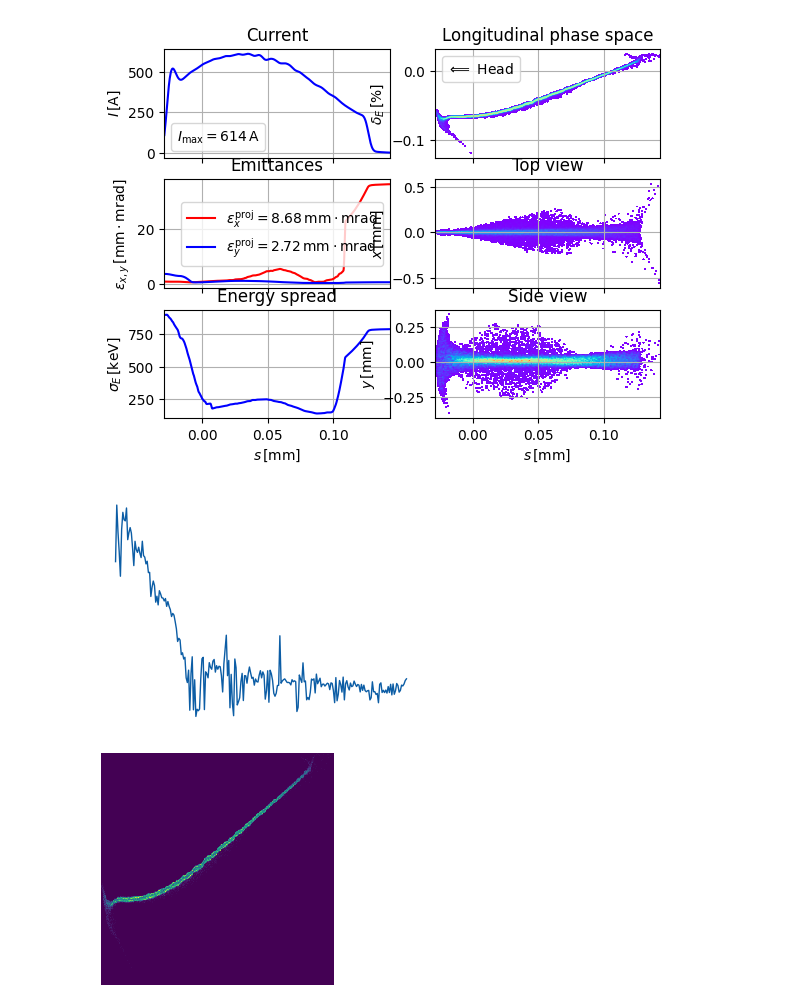
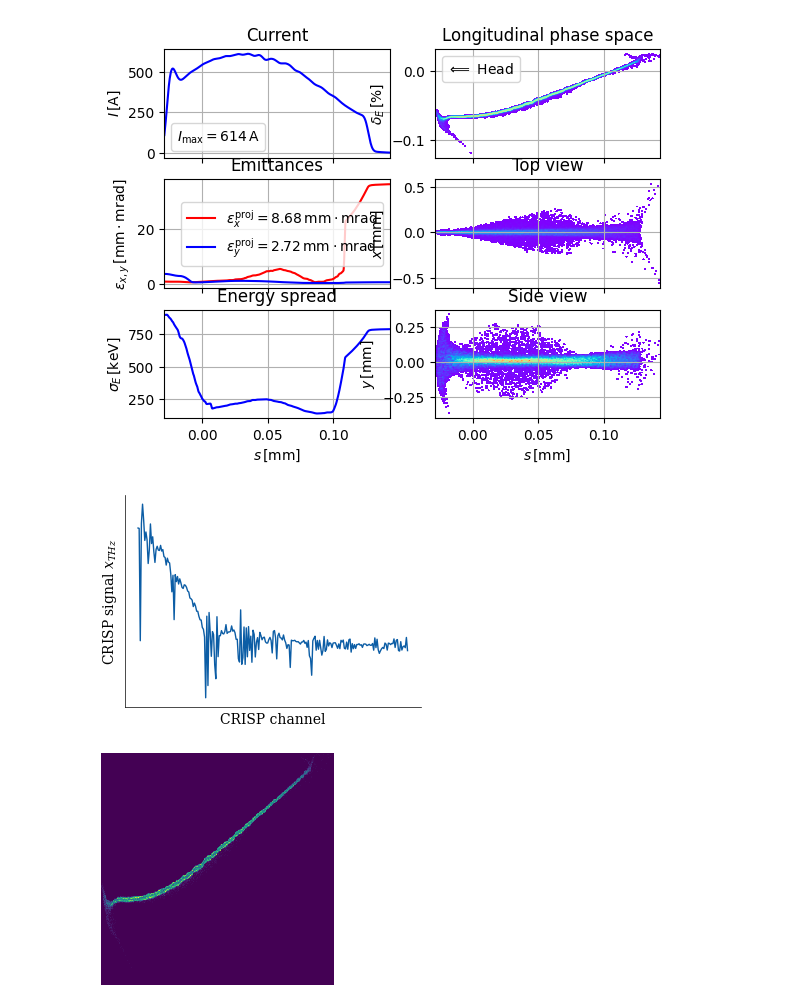
Before and after one commit to jank324/spectral-vd-euxfel, a Jupyter notebook: figures.ipynb, the cells around one changed output. Saved outputs shown, nothing was run; the diff lists cells and outputs as text; code cells hidden in the pictures.

Commit message:
Slightly changed plots for Sergey's paper

```diff
--- a/figures.ipynb
+++ b/figures.ipynb
@@ -229,27 +229,33 @@ show_e_beam(particles)
 # %% [output]
 [figure]
 # %%
-plt.style.use("science")
+plt.style.use(["science", "no-latex"])
 # %%
 # For neural network flowchart in paper
 
 plt.plot(lps_dataset_test.formfactors[samples[-1]])
-plt.axis("off")
+# plt.axis("off")
+plt.gca().spines["right"].set_visible(False)
+plt.gca().spines["top"].set_visible(False)
+plt.xticks([])
+plt.xlabel("CRISP channel")
+plt.yticks([])
+plt.ylabel(r"CRISP signal $x_{THz}$")
 plt.tight_layout()
 plt.savefig("figures/THPL019_f1_formfactor.png", dpi=300)
 plt.show()
 
 plt.imshow(
     np.flipud(lps_dataset_test.lps_images[samples[-1]].transpose()),
     vmin=0,
     interpolation="nearest",
 )
 plt.axis("off")
 plt.tight_layout()
 plt.savefig("figures/THPL019_f1_lps_image.png", dpi=300)
 plt.show()
 # %% [output]
-[figure, old version]
+[figure, new version]
 [figure]
 # %%
 # For overview flowchart on poster
```
Also changed, not shown: parts of 3 cells of this notebook.
